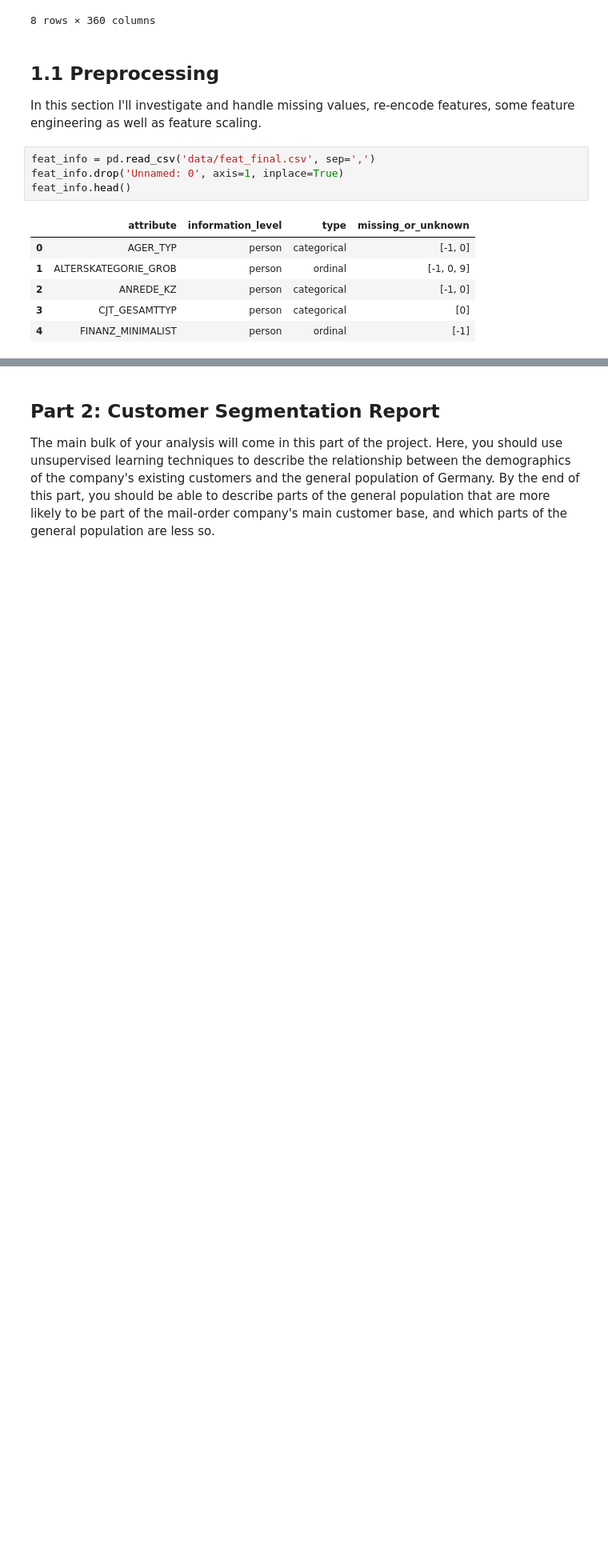
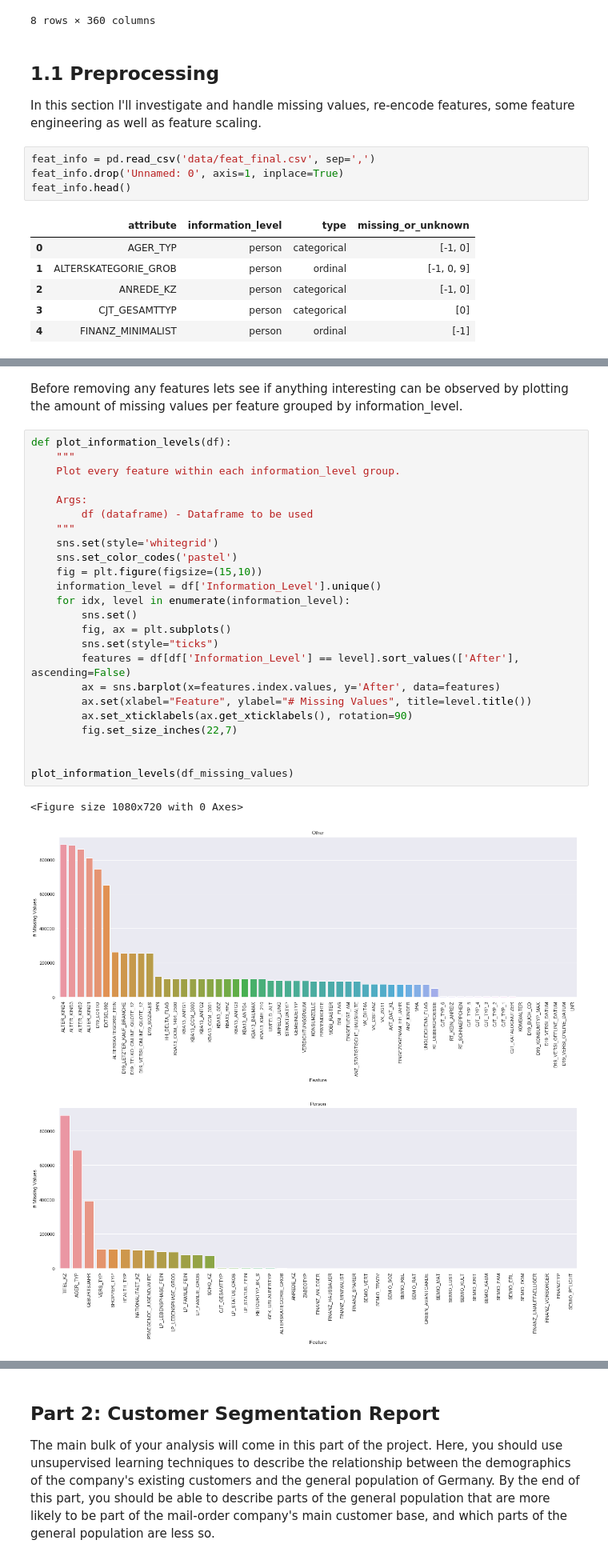
Before and after one commit to michanN/capstone-arvato, a Jupyter notebook: Arvato Project Workbook.ipynb, the cells around one changed output, grey strips where cells are left out. Shown at 80% size. Drawn from its saved outputs; the diff is of its cells as text; blank space fills up the shorter version.

```diff
--- a/Arvato Project Workbook.ipynb
+++ b/Arvato Project Workbook.ipynb
@@ -125,0 +236,30 @@ The fourth column of the feature file documents the missing values and will be u
+# %% [markdown]
+Before removing any features lets see if anything interesting can be observed by plotting the amount of missing values per feature grouped by information_level.
+# %%
+def plot_information_levels(df):
+    """
+    Plot every feature within each information_level group.
+
+    Args:
+        df (dataframe) - Dataframe to be used
+    """
+    sns.set(style='whitegrid')
+    sns.set_color_codes('pastel')
+    fig = plt.figure(figsize=(15,10))
+    information_level = df['Information_Level'].unique()
+    for idx, level in enumerate(information_level):
+        sns.set()
+        fig, ax = plt.subplots()
+        sns.set(style="ticks")
+        features = df[df['Information_Level'] == level].sort_values(['After'], ascending=False)
+        ax = sns.barplot(x=features.index.values, y='After', data=features)
+        ax.set(xlabel="Feature", ylabel="# Missing Values", title=level.title())
+        ax.set_xticklabels(ax.get_xticklabels(), rotation=90)
+        fig.set_size_inches(22,7)
+
+
+plot_information_levels(df_missing_values)
+# %% [output]
+<Figure size 1080x720 with 0 Axes>
+[figure, added]
+[figure, added]
```
Also changed, not shown: parts of 40 cells of this notebook, 1 other file.
